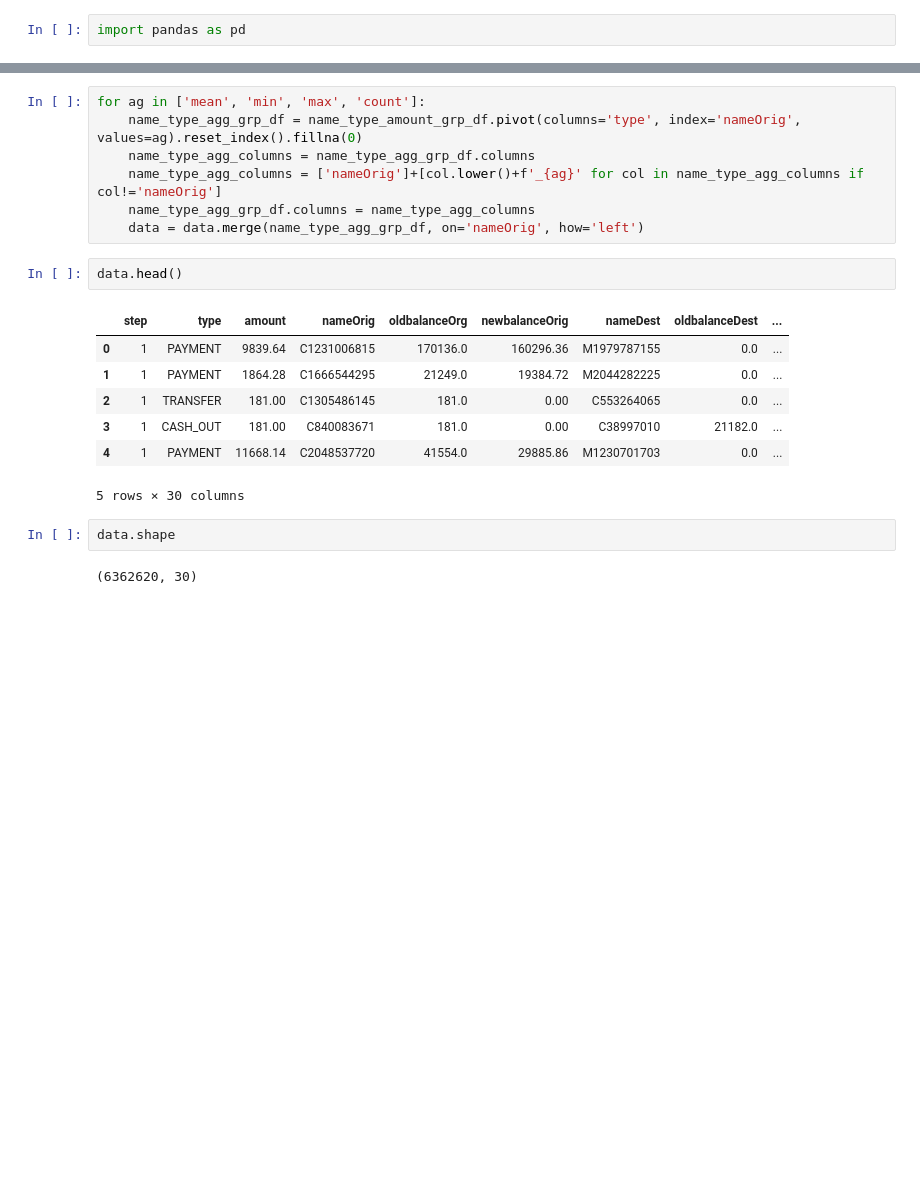
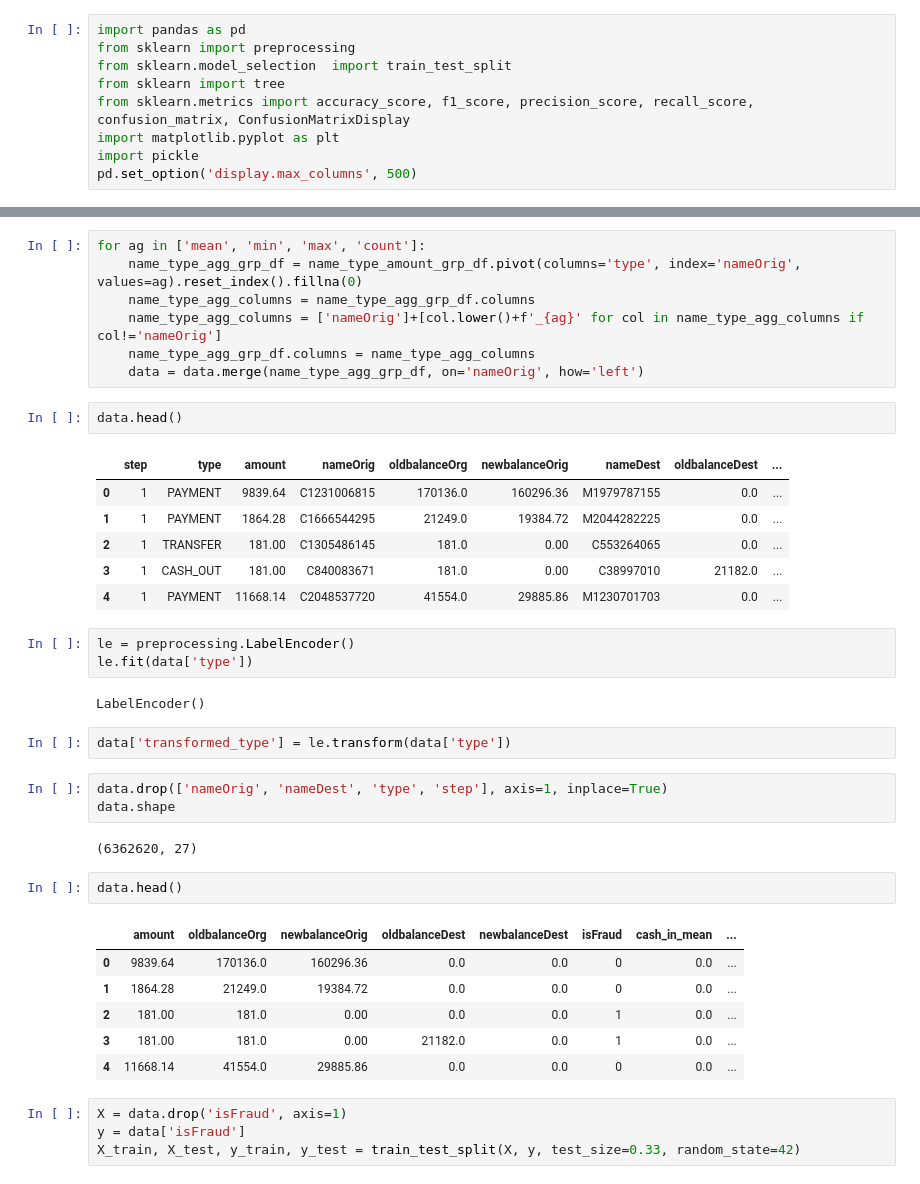
Before and after one commit to DaliDalmas/electronic-fraud-detection-system, a Jupyter notebook: lab/analysis.ipynb, the cells around one changed output, grey strips where cells are left out. Cells and saved outputs as stored; diff of their text form; blank space fills up the shorter version.

```diff
--- a/lab/analysis.ipynb
+++ b/lab/analysis.ipynb
@@ -1,5 +1,12 @@
 # %%
 import pandas as pd
+from sklearn import preprocessing
+from sklearn.model_selection  import train_test_split
+from sklearn import tree
+from sklearn.metrics import accuracy_score, f1_score, precision_score, recall_score, confusion_matrix, ConfusionMatrixDisplay
+import matplotlib.pyplot as plt
+import pickle
+pd.set_option('display.max_columns', 500)
 # %%
 data = pd.read_csv('data/PS_20174392719_1491204439457_log.csv')
 # %%
@@ -96,8 +92,28 @@ data.head()
 | 2 | 1 | TRANSFER | 181.00 | C1305486145 | 181.0 | 0.00 | C553264065 | 0.0 | ... |
 | 3 | 1 | CASH_OUT | 181.00 | C840083671 | 181.0 | 0.00 | C38997010 | 21182.0 | ... |
 | 4 | 1 | PAYMENT | 11668.14 | C2048537720 | 41554.0 | 29885.86 | M1230701703 | 0.0 | ... |
-5 rows × 30 columns
+# %%
+le = preprocessing.LabelEncoder()
+le.fit(data['type'])
+# %% [output]
+LabelEncoder()
+# %%
+data['transformed_type'] = le.transform(data['type'])
 # %%
+data.drop(['nameOrig', 'nameDest', 'type', 'step'], axis=1, inplace=True)
 data.shape
 # %% [output]
-(6362620, 30)
+(6362620, 27)
+# %%
+data.head()
+# %% [output]
+|  | amount | oldbalanceOrg | newbalanceOrig | oldbalanceDest | newbalanceDest | isFraud | cash_in_mean | ... |
+| 0 | 9839.64 | 170136.0 | 160296.36 | 0.0 | 0.0 | 0 | 0.0 | ... |
+| 1 | 1864.28 | 21249.0 | 19384.72 | 0.0 | 0.0 | 0 | 0.0 | ... |
+| 2 | 181.00 | 181.0 | 0.00 | 0.0 | 0.0 | 1 | 0.0 | ... |
+| 3 | 181.00 | 181.0 | 0.00 | 21182.0 | 0.0 | 1 | 0.0 | ... |
+| 4 | 11668.14 | 41554.0 | 29885.86 | 0.0 | 0.0 | 0 | 0.0 | ... |
+# %%
+X = data.drop('isFraud', axis=1)
+y = data['isFraud']
+X_train, X_test, y_train, y_test = train_test_split(X, y, test_size=0.33, random_state=42)
```
Also changed, not shown: parts of 10 cells of this notebook, 3 other files.
